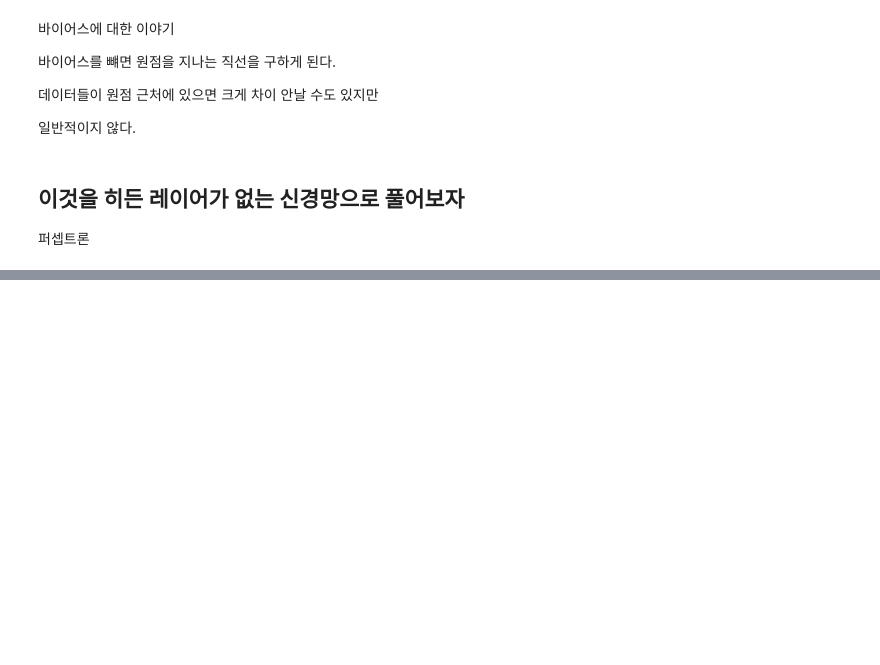
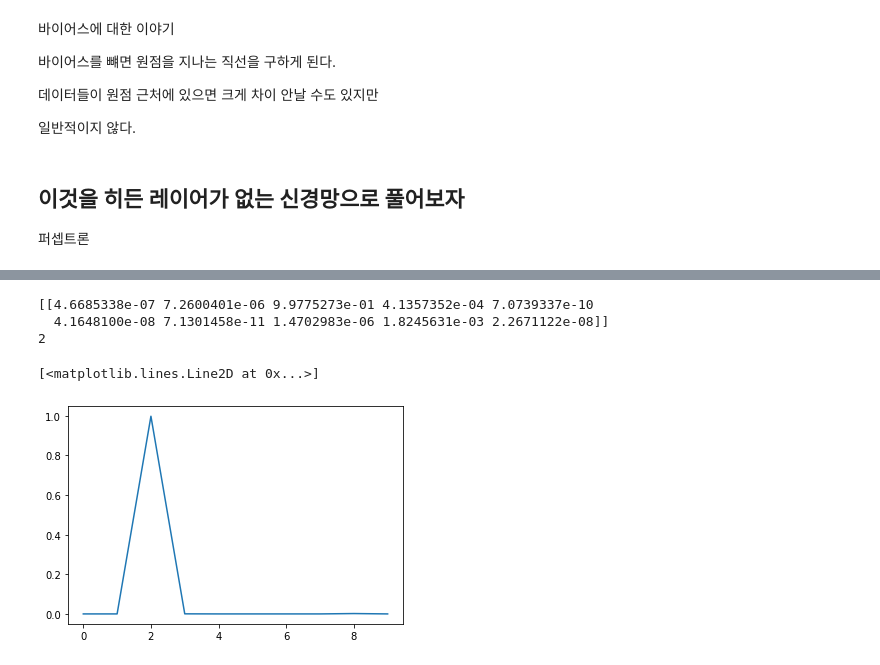
Before and after one commit to loftmain/opencv_project, a Jupyter notebook: week3/cnn_day1.ipynb, the cells around one changed output, grey strips where cells are left out. Drawn from its saved outputs; the diff is of its cells as text; code cells hidden in the pictures; blank space fills up the shorter version.

```diff
--- a/week3/cnn_day1.ipynb
+++ b/week3/cnn_day1.ipynb
@@ -234,0 +718,3 @@ print(p[0])
+# %%
+model = load_model('mnist_cnn_tiny.h5')
+model.summary()
@@ -234,0 +739,14 @@ print(p[0])
+# %%
+img = cv2.imread('mnist_test/2_2.png', 0) / 255
+img = img.reshape(1, 28, 28, 1)
+
+p = model.predict(img)
+print(p)
+print(np.argmax(p))
+plt.plot(p[0])
+# %% [output]
+[[4.6685338e-07 7.2600401e-06 9.9775273e-01 4.1357352e-04 7.0739337e-10
+  4.1648100e-08 7.1301458e-11 1.4702983e-06 1.8245631e-03 2.2671122e-08]]
+2
+[<matplotlib.lines.Line2D at 0x...>]
+[figure, added]
```
Also changed, not shown: parts of 46 cells of this notebook, 21 other files.
